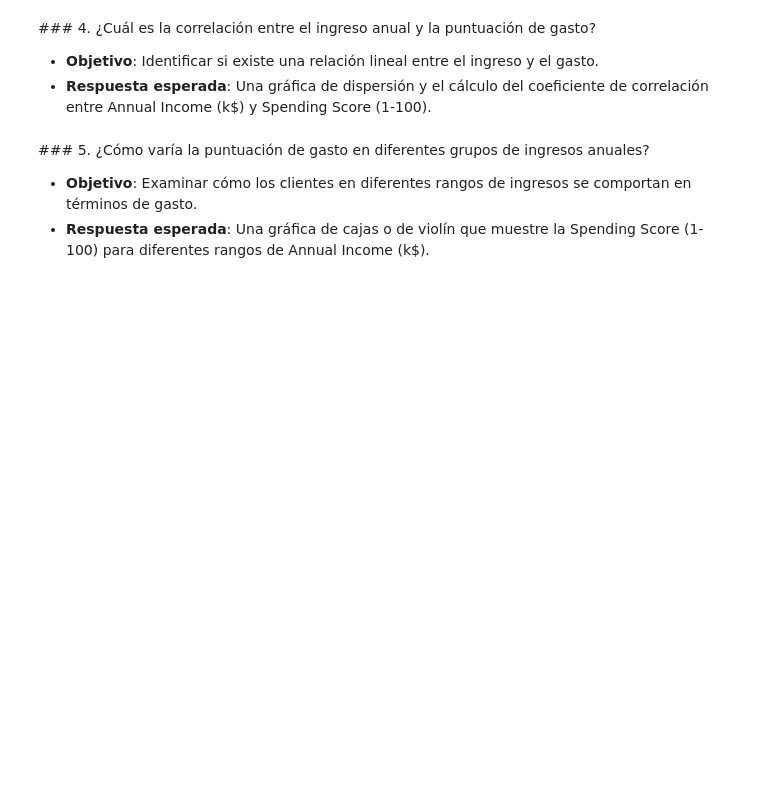
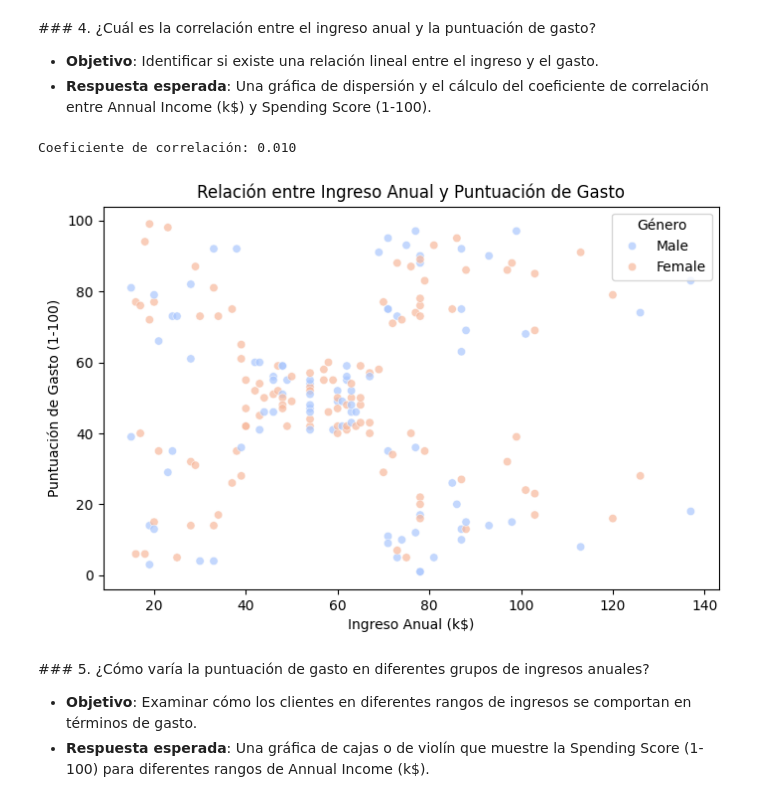
Before and after one commit to OrtegaGar117/aprendizaje_no_supervizado, a Jupyter notebook: 1_EDA.ipynb, the cells around one changed output. Cells and saved outputs as stored; diff of their text form; code cells hidden in the pictures; blank space fills up the shorter version.

```diff
--- a/1_EDA.ipynb
+++ b/1_EDA.ipynb
@@ -75,7 +83,28 @@ plt.show()
 - **Objetivo**: Identificar si existe una relación lineal entre el ingreso y el gasto.
 - **Respuesta esperada**: Una gráfica de dispersión y el cálculo del coeficiente de correlación entre Annual Income (k$) y Spending Score (1-100).
 # %%
-# tu código aquí
+#Cálculo del coeficiente de correlación
+correlacion = df["Annual Income (k$)"].corr(df["Spending Score (1-100)"])
+print(f"Coeficiente de correlación: {correlacion:.3f}")
+
+#Gráfica de dispersión
+plt.figure(figsize=(8,5))
+sns.scatterplot(
+    data=df,
+    x="Annual Income (k$)",
+    y="Spending Score (1-100)",
+    hue="Gender",  #Vemos las diferencias por género
+    palette="coolwarm",
+    alpha=0.7
+)
+plt.title("Relación entre Ingreso Anual y Puntuación de Gasto")
+plt.xlabel("Ingreso Anual (k$)")
+plt.ylabel("Puntuación de Gasto (1-100)")
+plt.legend(title="Género")
+plt.show()
+# %% [output]
+Coeficiente de correlación: 0.010
+[figure, added]
 # %% [markdown]
 ### 5. ¿Cómo varía la puntuación de gasto en diferentes grupos de ingresos anuales?
 - **Objetivo**: Examinar cómo los clientes en diferentes rangos de ingresos se comportan en términos de gasto.
```
Also changed, not shown: parts of 8 cells of this notebook, 1 other file.
